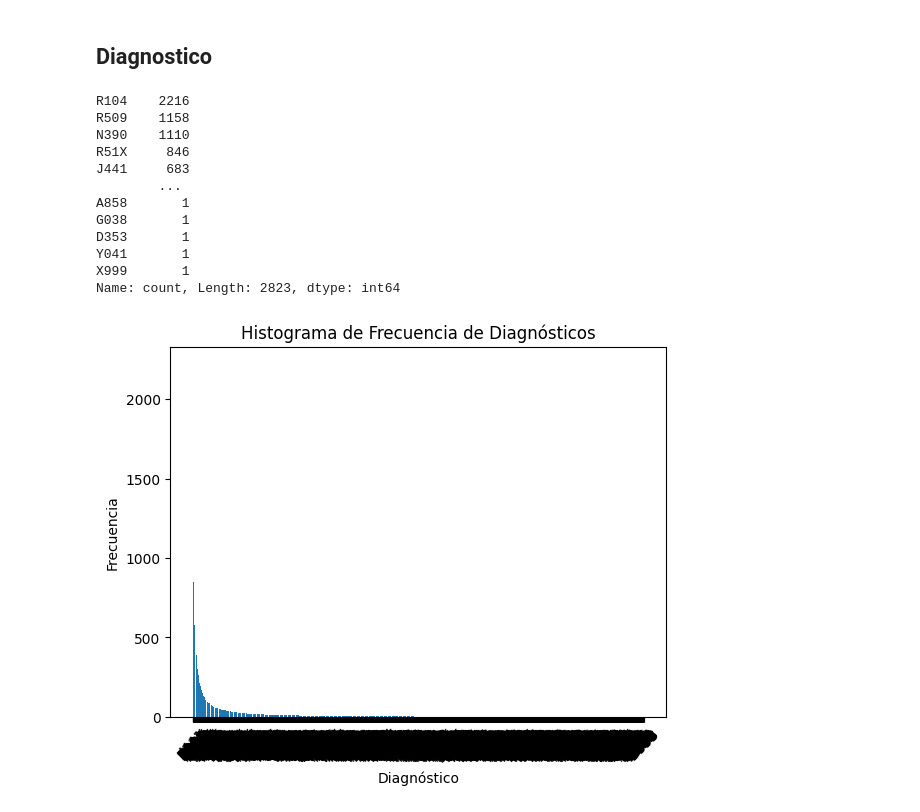
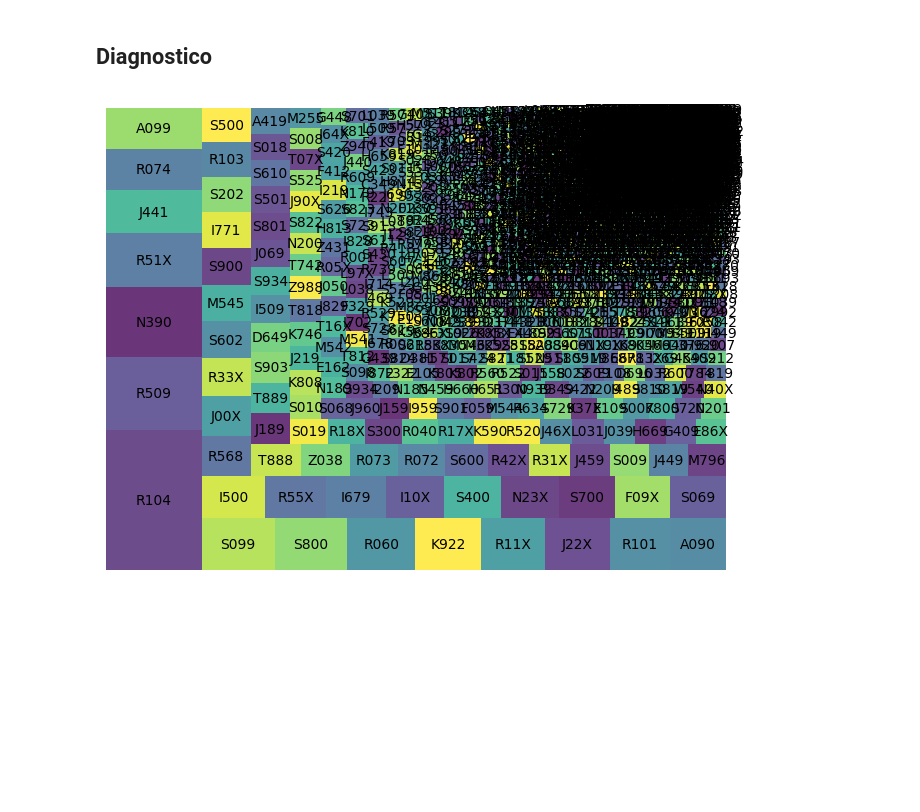
Before and after one commit to santiagogonzalezc/Final_project_ML, a Jupyter notebook: EDA.ipynb, the cells around one changed output. Saved outputs shown, nothing was run; the diff lists cells and outputs as text; code cells hidden in the pictures; blank space fills up the shorter version.

Commit message:
Diagnosis plot

```diff
--- a/EDA.ipynb
+++ b/EDA.ipynb
@@ -182,29 +183,14 @@ plt.show()
 # %%
 diagnosticos_total = pd.concat([data['Dx Principal Cod'],
                           data['Dx Relacionado1 Cod'],
                           data['Dx Relacionado2 Cod '],
                           data['Dx Relacionado3 Cod']])
 
 frecuencia_diagnosticos = diagnosticos_total.value_counts()
-print(frecuencia_diagnosticos)
 
-plt.bar(frecuencia_diagnosticos.index, frecuencia_diagnosticos.values)
-plt.xlabel('Diagnóstico')
-plt.ylabel('Frecuencia')
-plt.title('Histograma de Frecuencia de Diagnósticos')
-plt.xticks(rotation=45)  # Rotar las etiquetas del eje x para una mejor visualización
+plt.figure(figsize=(8, 6))
+squarify.plot(sizes=frecuencia_diagnosticos.values, label=frecuencia_diagnosticos.index, alpha=0.8)
+plt.axis('off')
 plt.show()
 # %% [output]
-R104    2216
-R509    1158
-N390    1110
-R51X     846
-J441     683
-        ...
-A858       1
-G038       1
-D353       1
-Y041       1
-X999       1
-Name: count, Length: 2823, dtype: int64
-[figure, old version]
+[figure, new version]
```
Also changed, not shown: parts of 3 cells of this notebook.
